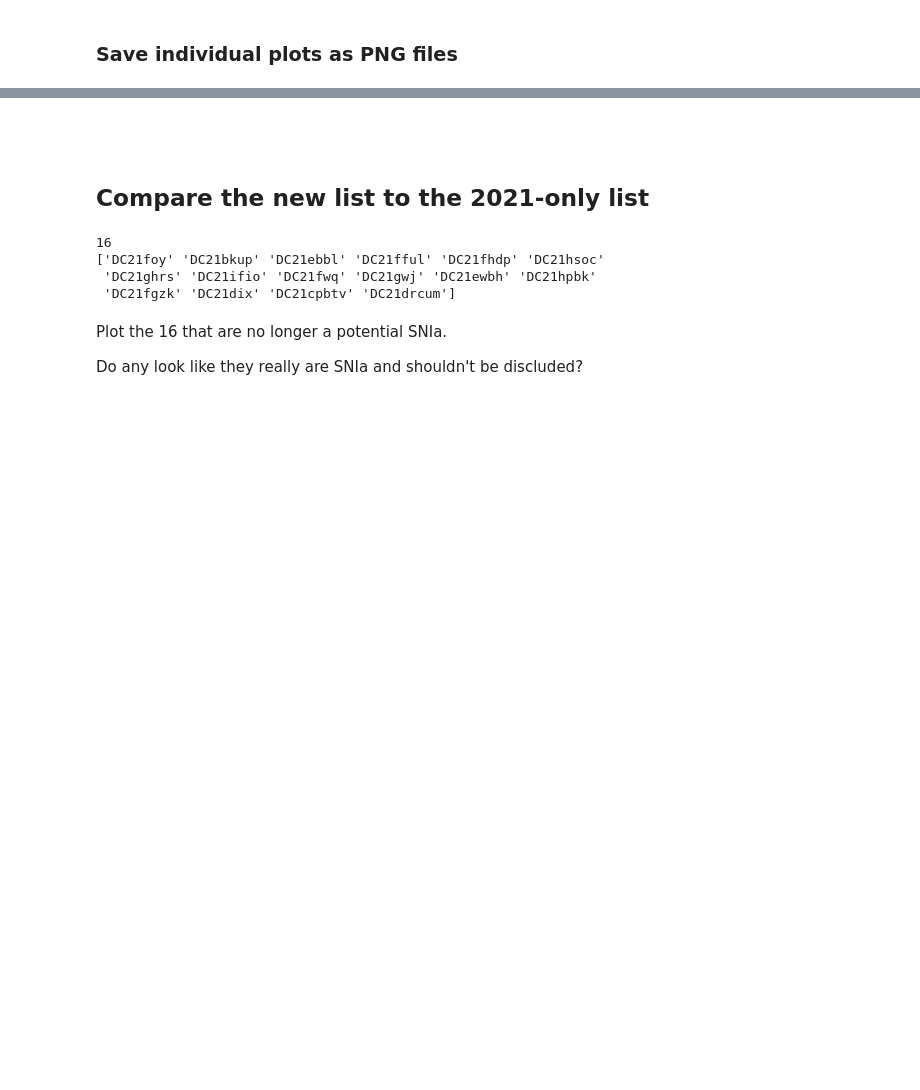
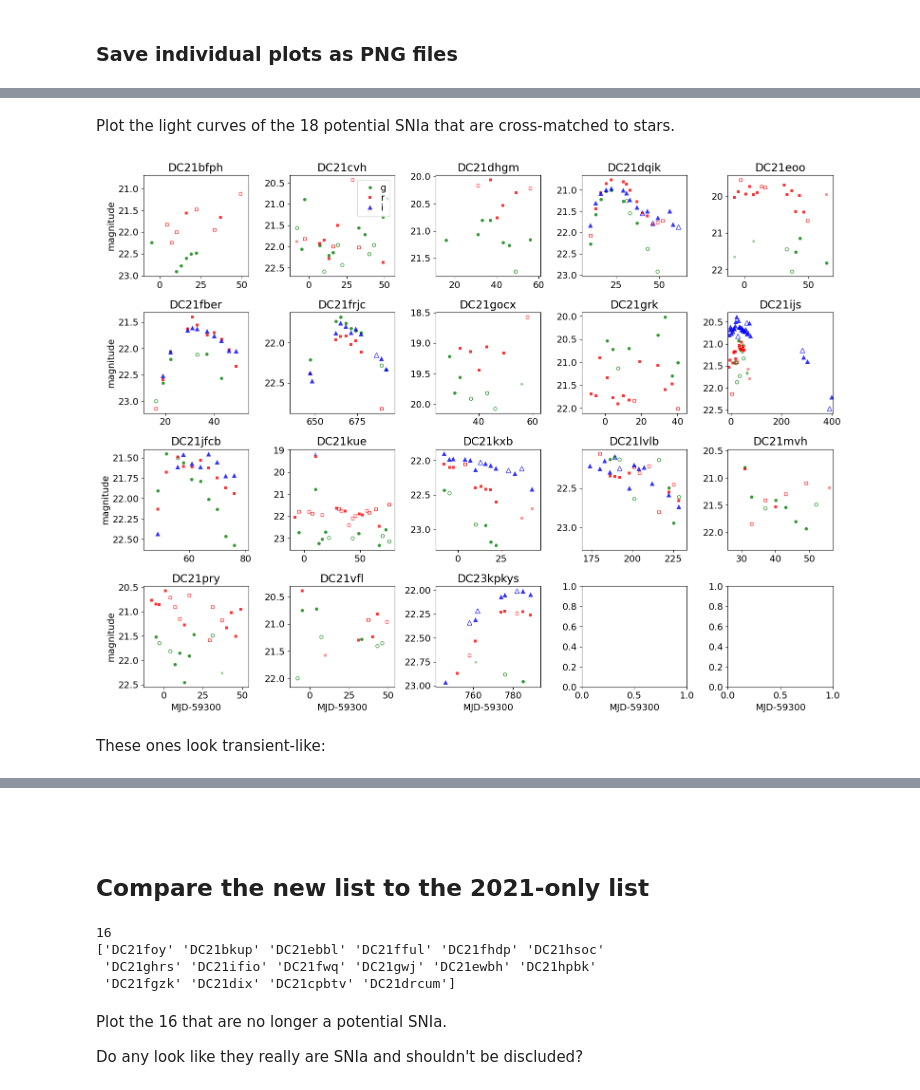
Before and after one commit to MelissaGraham/decam_ddf_tools, a Jupyter notebook: transients_science/SNIa/1_create_potential_snia_list.ipynb, the cells around one changed output, grey strips where cells are left out. Cells and saved outputs as stored; diff of their text form; code cells hidden in the pictures; blank space fills up the shorter version.

```diff
--- a/transients_science/SNIa/1_create_potential_snia_list.ipynb
+++ b/transients_science/SNIa/1_create_potential_snia_list.ipynb
@@ -305,0 +409,54 @@ del sx
+# %% [markdown]
+Plot the light curves of the 18 potential SNIa that are cross-matched to stars.
+# %%
+tx = np.where(lsdr10xm_mindex >= 0)[0]
+ttx = np.where(lsdr10xm_flagstar[tx] == 1)[0]
+sx = lsdr10xm_mindex[tx[ttx]]
+del tx, ttx
+
+fig, ax = plt.subplots( 4, 5, figsize=(16, 12), sharex=False, sharey=False )
+
+s = 0
+for i in range(4):
+    ax[i, 0].set_ylabel('magnitude', fontsize=14)
+    for j in range(5):
+        if s <= 17:
+            for f,filt in enumerate(all_filters):
+                cx0 = np.where((candLC_candid == paramLC_candid[sx[s]]) & \
+                               (candLC_filter == filt) & (candLC_mrb > 0.4))[0]
+                cx1 = np.where((candLC_candid == paramLC_candid[sx[s]]) & \
+                               (candLC_filter == filt) & (candLC_mrb <= 0.4) & (candLC_lef == 0))[0]
+                cx2 = np.where((candLC_candid == paramLC_candid[sx[s]]) & \
+                               (candLC_filter == filt) & (candLC_mrb <= 0.4) & (candLC_lef == 1))[0]
+                ax[i, j].plot(candLC_mjd[cx0]-59300., candLC_mag[cx0],
+                             all_fshapes[f], ms=all_fsizes[f], mew=0, alpha=0.8, color=all_fcolors[f], label=filt)
+                ax[i, j].plot(candLC_mjd[cx1]-59300., candLC_mag[cx1],
+                             all_fshapes[f], ms=all_fsizes[f], mew=1, alpha=0.8, color='none', mec=all_fcolors[f])
+                ax[i, j].plot(candLC_mjd[cx2]-59300., candLC_mag[cx2],
+                             all_fshapes[f], ms=all_fsizes[f]-1, mew=0, alpha=0.4, color=all_fcolors[f])
+                del cx0, cx1, cx2
+
+            cx = np.where((candLC_candid == paramLC_candid[sx[s]]) & (candLC_lef == 0))[0]
+            xmin = np.min(candLC_mjd[cx])
+            xmax = np.max(candLC_mjd[cx])
+            if paramLC_candid[sx[s]] == 'DC21frjc':
+                xmin = 59940.0
+            del cx
+            ax[i, j].invert_yaxis()
+            ax[i, j].set_xlim([xmin-59300.-5, xmax-59300.+5])
+            del xmin, xmax
+            ax[i, j].set_title(paramLC_candid[sx[s]])
+            s += 1
+
+ax[0,1].legend(loc='upper right', labelspacing=0.1, handletextpad=0.1, fontsize=14)
+
+for j in range(5):
+    ax[3,j].set_xlabel('MJD-59300', fontsize=14)
+
+plt.tight_layout()
+plt.show()
+del sx, s
+# %% [output]
+[figure, added]
+# %% [markdown]
+These ones look transient-like:
```
Also changed, not shown: parts of 14 cells of this notebook.
